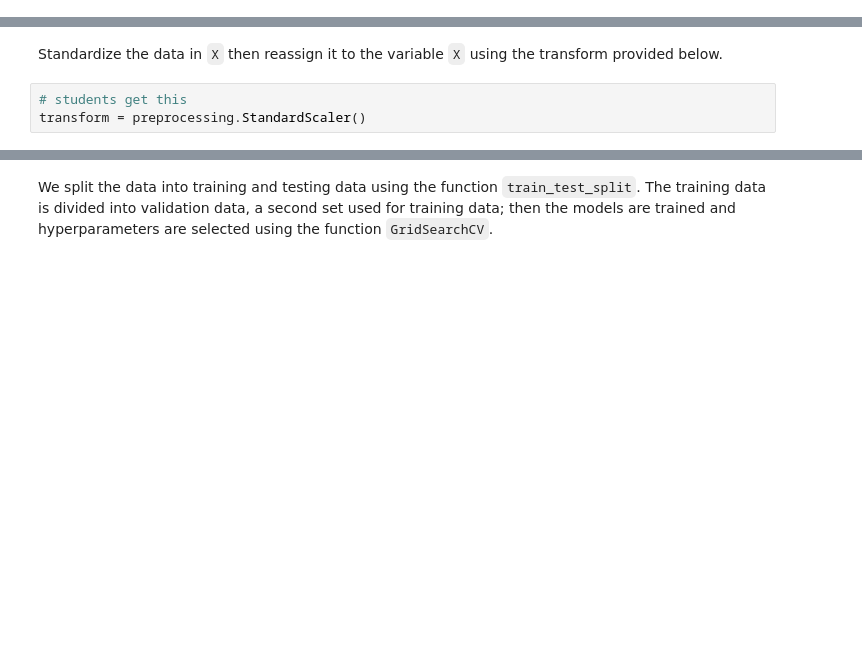
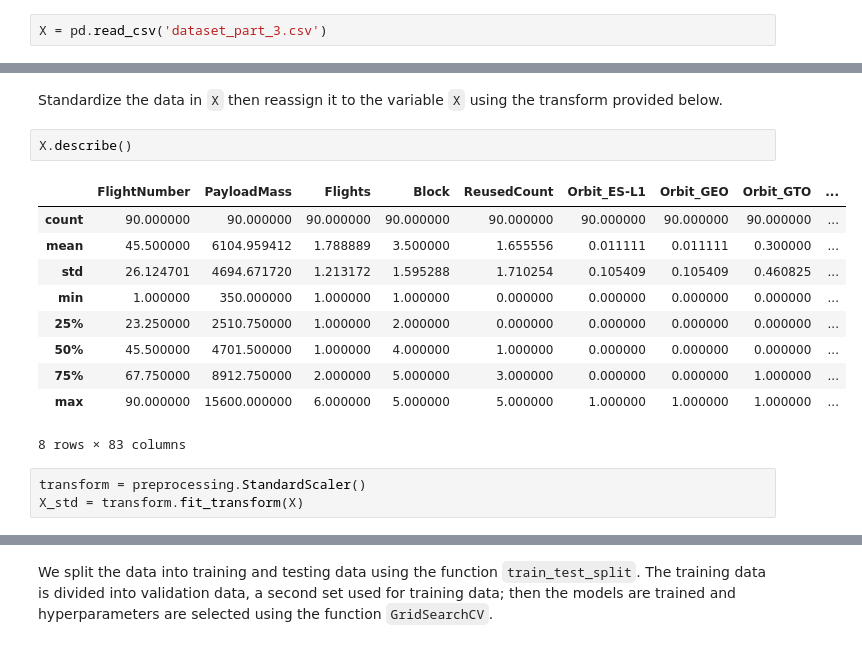
Before and after one commit to MatiasHMR/IBM-Applied-Data-Science-Capstone-Project, a Jupyter notebook: Recap/Module4_SpaceX_Machine Learning Prediction_Part_5.ipynb, the cells around one changed output, grey strips where cells are left out. Saved outputs shown, nothing was run; the diff lists cells and outputs as text; blank space fills up the shorter version.

```diff
--- a/Recap/Module4_SpaceX_Machine Learning Prediction_Part_5.ipynb
+++ b/Recap/Module4_SpaceX_Machine Learning Prediction_Part_5.ipynb
@@ -109,2 +104,4 @@ X = pd.read_csv(text2)
+# %%
+X = pd.read_csv('dataset_part_3.csv')
 # %%
 X.head(100)
@@ -117,6 +137,19 @@ assign it  to the variable <code>Y</code>,make sure the output is a  Pandas seri
 ## TASK  2
 # %% [markdown]
 Standardize the data in <code>X</code> then reassign it to the variable  <code>X</code> using the transform provided below.
-# %%
-# students get this
-transform = preprocessing.StandardScaler()
+# %%
+X.describe()
+# %% [output]
+|  | FlightNumber | PayloadMass | Flights | Block | ReusedCount | Orbit_ES-L1 | Orbit_GEO | Orbit_GTO | ... |
+| count | 90.000000 | 90.000000 | 90.000000 | 90.000000 | 90.000000 | 90.000000 | 90.000000 | 90.000000 | ... |
+| mean | 45.500000 | 6104.959412 | 1.788889 | 3.500000 | 1.655556 | 0.011111 | 0.011111 | 0.300000 | ... |
+| std | 26.124701 | 4694.671720 | 1.213172 | 1.595288 | 1.710254 | 0.105409 | 0.105409 | 0.460825 | ... |
+| min | 1.000000 | 350.000000 | 1.000000 | 1.000000 | 0.000000 | 0.000000 | 0.000000 | 0.000000 | ... |
+| 25% | 23.250000 | 2510.750000 | 1.000000 | 2.000000 | 0.000000 | 0.000000 | 0.000000 | 0.000000 | ... |
+| 50% | 45.500000 | 4701.500000 | 1.000000 | 4.000000 | 1.000000 | 0.000000 | 0.000000 | 0.000000 | ... |
+| 75% | 67.750000 | 8912.750000 | 2.000000 | 5.000000 | 3.000000 | 0.000000 | 0.000000 | 1.000000 | ... |
+| max | 90.000000 | 15600.000000 | 6.000000 | 5.000000 | 5.000000 | 1.000000 | 1.000000 | 1.000000 | ... |
+8 rows × 83 columns
+# %%
+transform = preprocessing.StandardScaler()
+X_std = transform.fit_transform(X)
```
Also changed, not shown: parts of 31 cells of this notebook, 9 other files.
